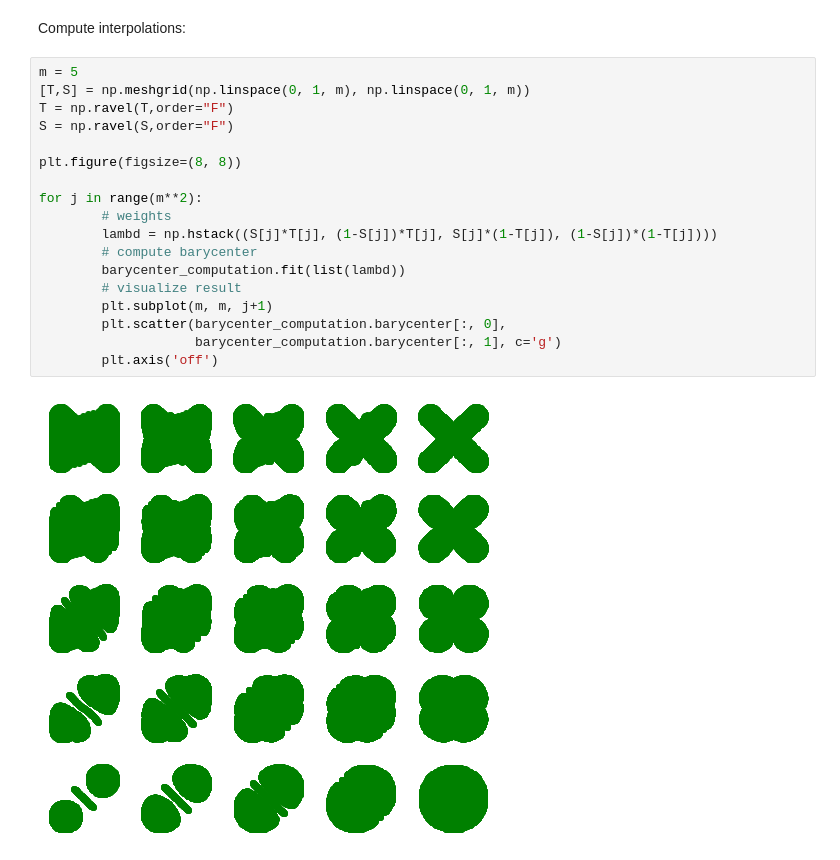
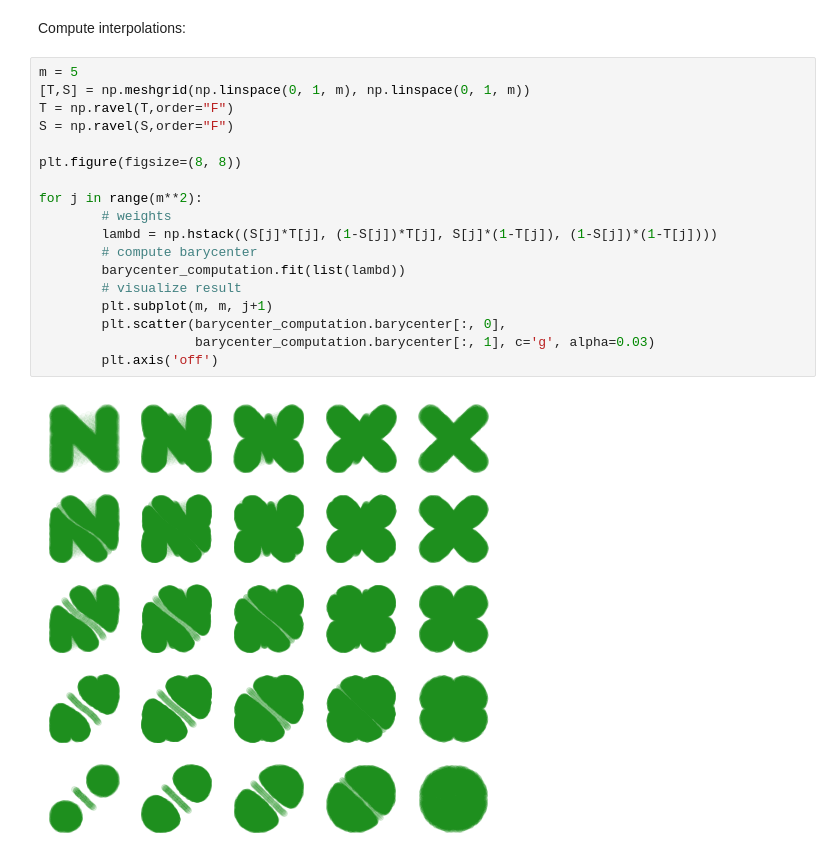
Before and after one commit to alex-delalande/stability_ot_maps_and_linearization_wasserstein_space, a Jupyter notebook: barycenter_interpolation.ipynb, the cells around one changed output. Drawn from its saved outputs; the diff is of its cells as text.

```diff
--- a/barycenter_interpolation.ipynb
+++ b/barycenter_interpolation.ipynb
@@ -74,20 +74,20 @@ Compute interpolations:
 # %%
 m = 5
 [T,S] = np.meshgrid(np.linspace(0, 1, m), np.linspace(0, 1, m))
 T = np.ravel(T,order="F")
 S = np.ravel(S,order="F")
 
 plt.figure(figsize=(8, 8))
 
 for j in range(m**2):
         # weights
         lambd = np.hstack((S[j]*T[j], (1-S[j])*T[j], S[j]*(1-T[j]), (1-S[j])*(1-T[j])))
         # compute barycenter
         barycenter_computation.fit(list(lambd))
         # visualize result
         plt.subplot(m, m, j+1)
         plt.scatter(barycenter_computation.barycenter[:, 0],
-                    barycenter_computation.barycenter[:, 1], c='g')
+                    barycenter_computation.barycenter[:, 1], c='g', alpha=0.03)
         plt.axis('off')
 # %% [output]
-[figure, old version]
+[figure, new version]
```
Also changed, not shown: 3 other files.
